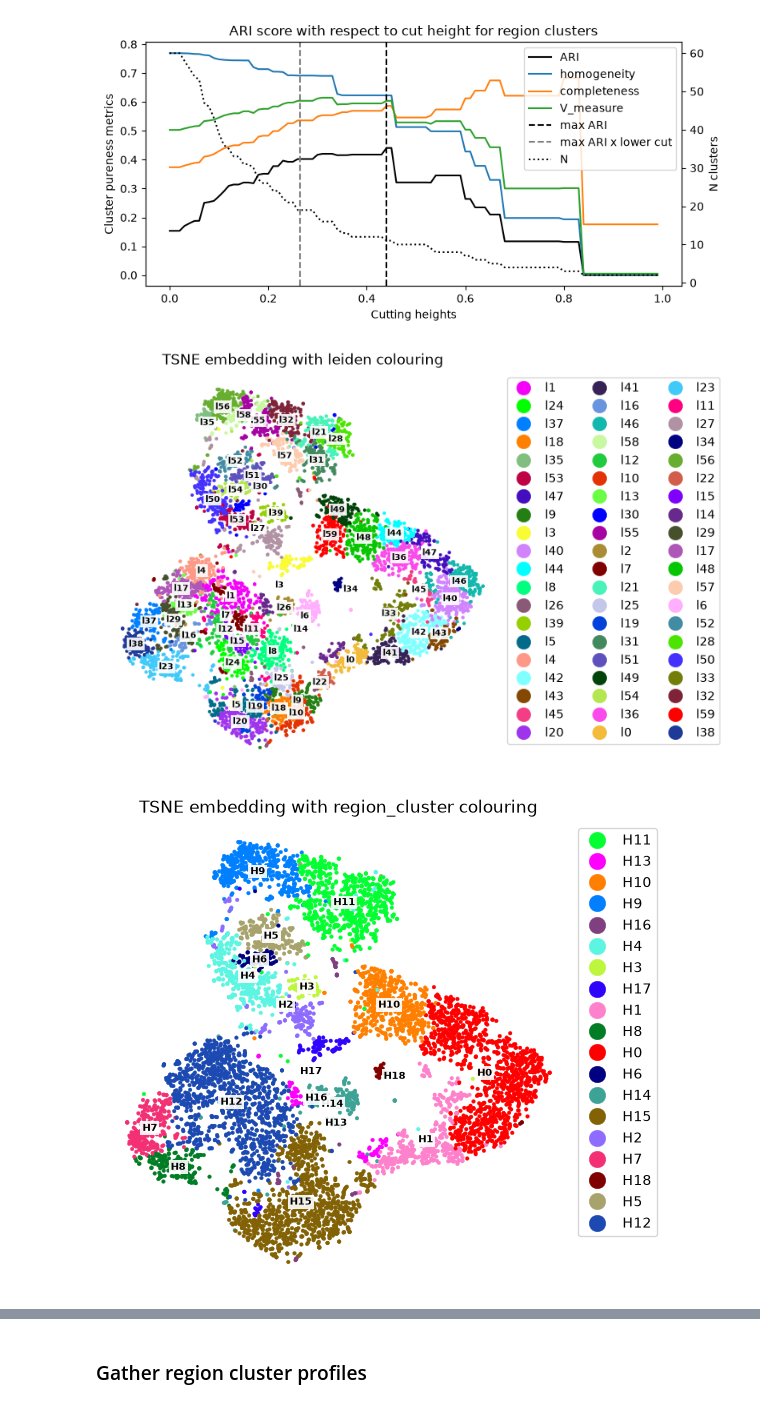
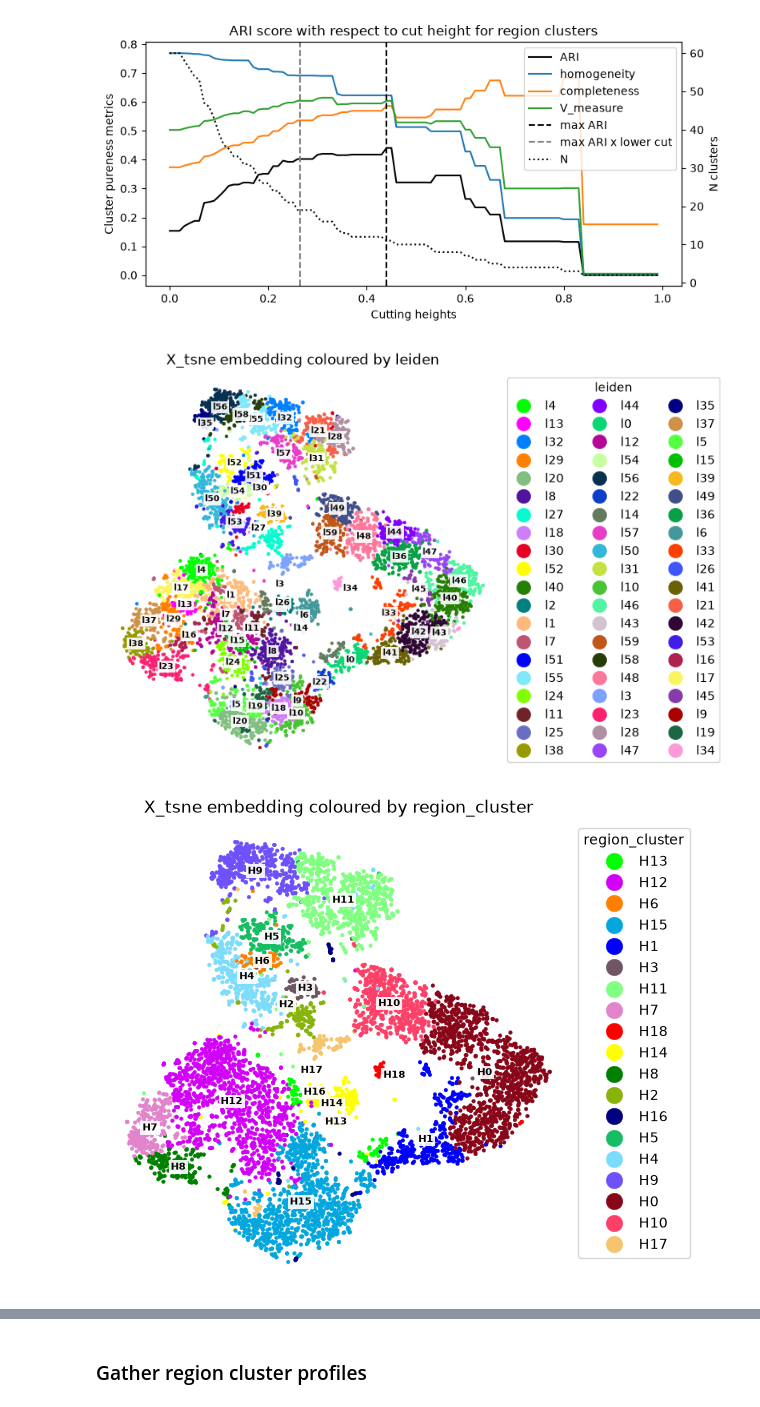
Before and after one commit to aertslab/TF-MInDi, a Jupyter notebook: docs/notebooks/04_region_embeddings.ipynb, the cells around one changed output, grey strips where cells are left out. Drawn from its saved outputs; the diff is of its cells as text; code cells hidden in the pictures.

```diff
--- a/docs/notebooks/04_region_embeddings.ipynb
+++ b/docs/notebooks/04_region_embeddings.ipynb
@@ -9,7 +9,8 @@ Required:
 # %%
 import tfmindi as tm
 # %%
-seqlet_adata = tm.load_h5ad("path/to/pbmc.h5ad")
+# seqlet_adata = tm.load_h5ad("path/to/pbmc.h5ad")
+seqlet_adata = tm.load_h5ad('/data/groups/vib.ai/stein.aerts/sdewin/PhD/papers/TF_MINDI/tfbs_atlas/total_annotated/pbmc.h5ad')
 # %% [markdown]
 attribution, cell type and annotation column:
 # %%
@@ -67,11 +64,11 @@ tm.tl.optimal_hierarchical_clustering(region_adata, lower_cut=0.6)
  [clustering] Plotting...
 [figure]
 # %%
-_ = tm.pl.region_tsne(region_adata, color_by='leiden', plot_legend=True, plot_labels=True)
+_ = tm.pl.tsne(region_adata, color_by='leiden', plot_legend=True, plot_labels=True)
 # %% [output]
-[figure, old version]
+[figure, new version]
 # %%
-_ = tm.pl.region_tsne(region_adata, color_by='region_cluster', plot_legend=True, plot_labels=True)
+_ = tm.pl.tsne(region_adata, color_by='region_cluster', plot_legend=True, plot_labels=True)
 # %% [output]
-[figure, old version]
+[figure, new version]
 # %%
```
Also changed, not shown: parts of 7 cells of this notebook, 1 other file.
